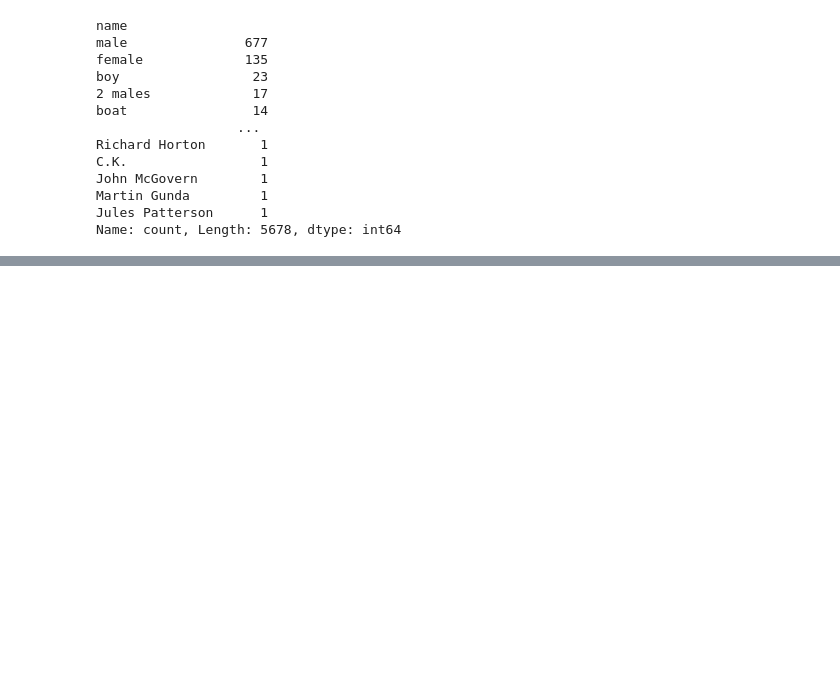
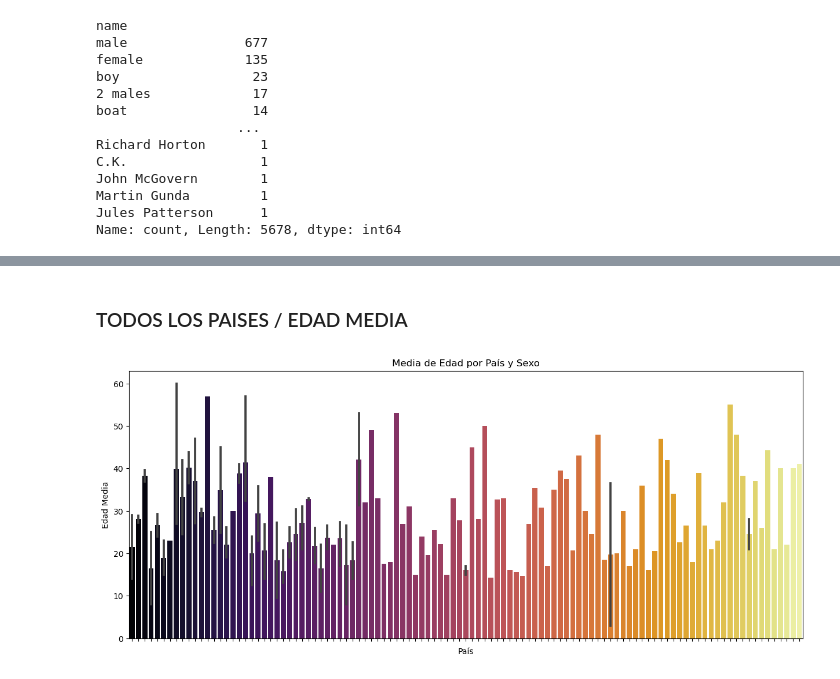
Before and after one commit to astonymartin/QUEST-2, a Jupyter notebook: QUEST 2.ipynb, the cells around one changed output, grey strips where cells are left out. Saved outputs shown, nothing was run; the diff lists cells and outputs as text; code cells hidden in the pictures; blank space fills up the shorter version.

```diff
--- a/QUEST 2.ipynb
+++ b/QUEST 2.ipynb
@@ -276,0 +203,32 @@ plt.show()
+# %%
+year_group = []
+for year in dfcopy["year"]:
+        if 0 < year <= 1924:
+            year_group.append('antes de 1924')
+        elif 1924 < year <=1934:
+            year_group.append("1924-34")
+        elif 1934 < year <= 1944:
+            year_group.append('1934-44')
+        elif 1934 < year <= 1954:
+            year_group.append('1944-54')
+        elif 1934 < year <= 1964:
+            year_group.append('1954-64')
+        elif 1934 < year <= 1974:
+            year_group.append('1964-74')
+        elif 1934 < year <= 1984:
+            year_group.append('1974-84')
+        elif 1934 < year <= 1994:
+            year_group.append('1984-94')
+        elif 1934 < year <= 2004:
+            year_group.append('1994-04')
+        elif 1934 < year <= 2014:
+            year_group.append('2004-14')
+        elif 1934 < year <= 2024:
+            year_group.append('2014-24')
+        elif year == 0:
+            year_group.append("undefined")
+        else:
+            year_group.append("undefined")
+year_group
+
+dfcopy["year_group"] = year_group
@@ -276,0 +518,14 @@ plt.show()
+# %% [markdown]
+### TODOS LOS PAISES / EDAD MEDIA
+# %%
+df_pivot2 = pd.pivot_table(dfcopy[dfcopy['age'] != 0], values='age', index=('sex', 'country'), aggfunc=('mean', 'max', 'min', 'count'))
+df_pivot2_reset = df_pivot2.reset_index()
+fig, ax = plt.subplots(figsize=(15, 6))
+sns.barplot(x='country', y='mean', data=df_pivot2_reset, palette='inferno')
+ax.set_xticklabels([])
+plt.title('Media de Edad por País y Sexo')
+plt.xlabel('País')
+plt.ylabel('Edad Media')
+plt.show()
+# %% [output]
+[figure, added]
```
Also changed, not shown: parts of 68 cells of this notebook, 1 other file.
